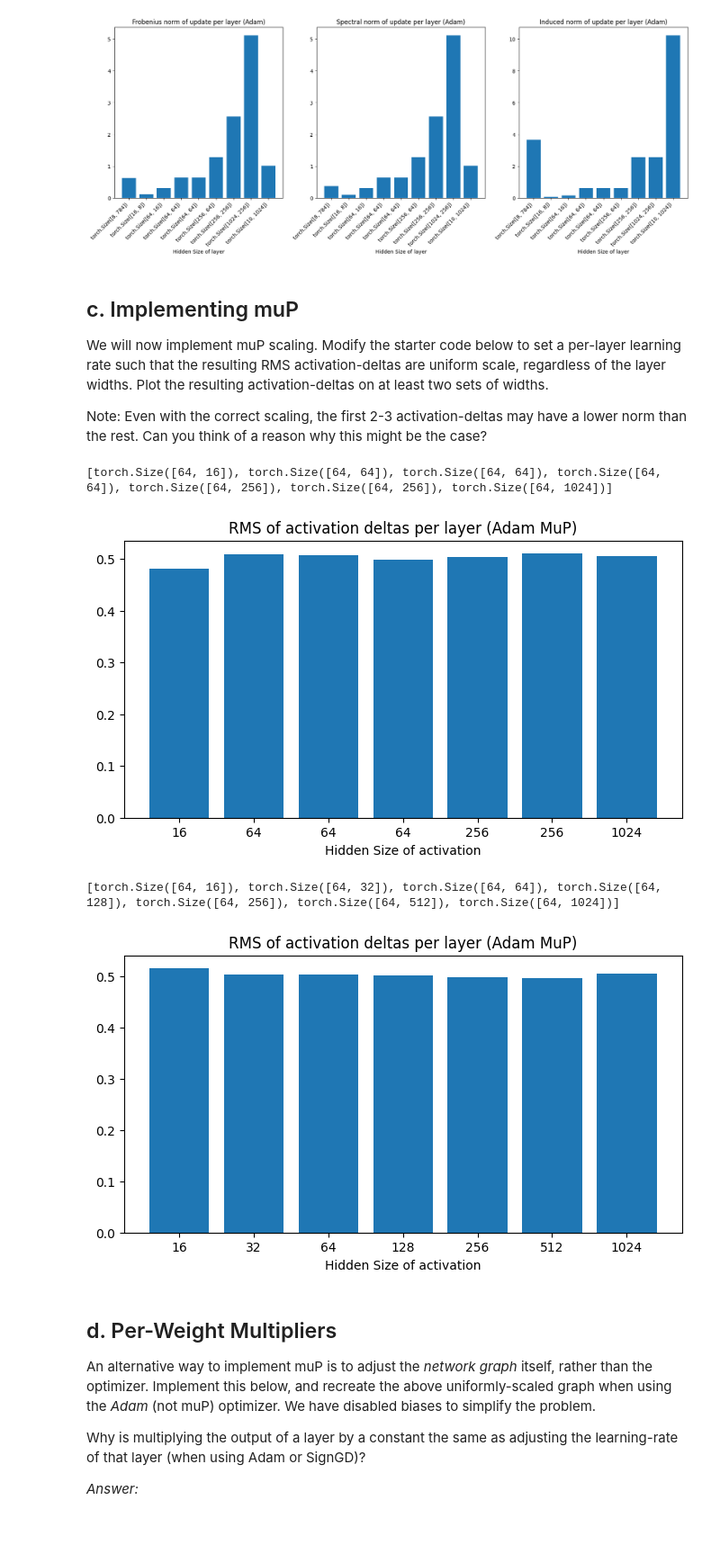
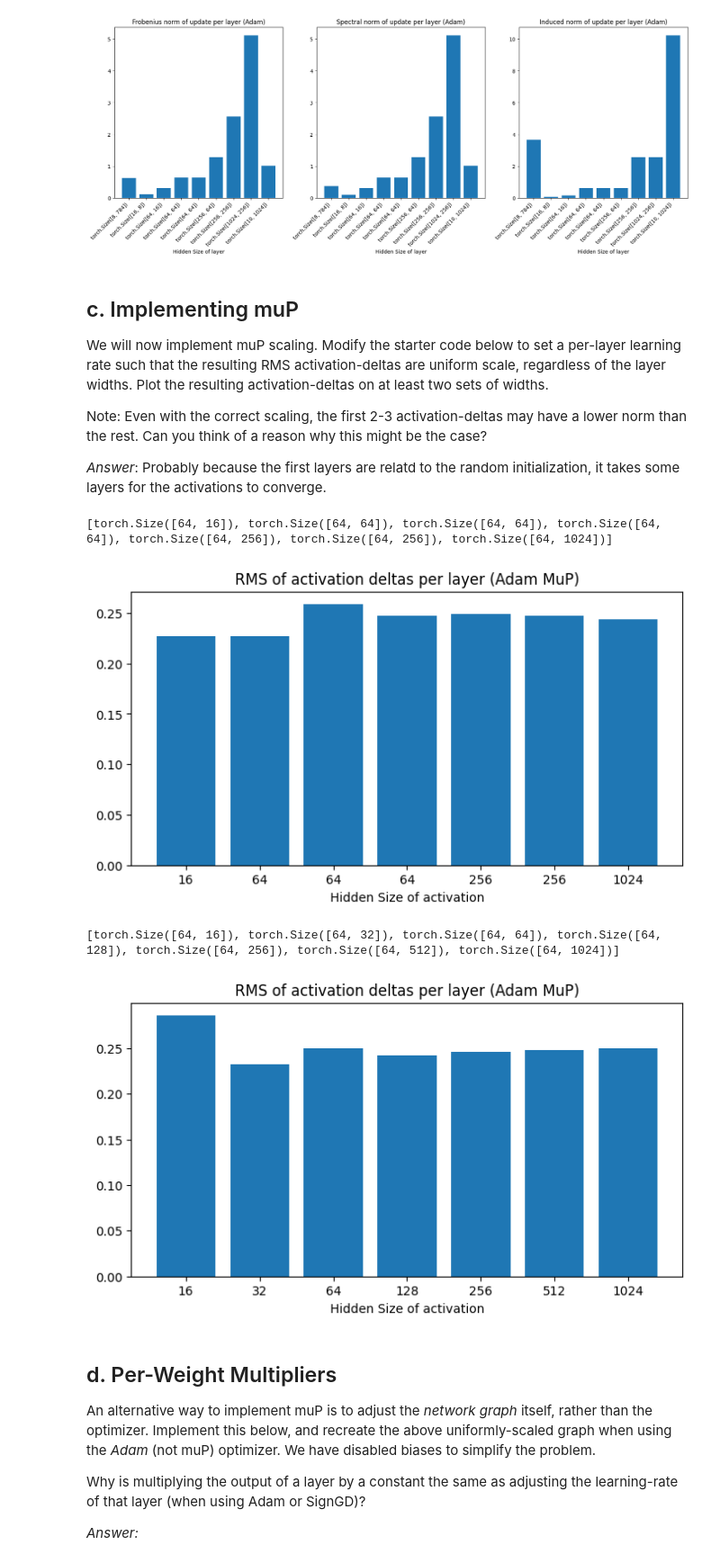
Before and after one commit to StreamSong/SegLab4OfNJU, a Jupyter notebook: hw03/code/q_mup_coding.ipynb, the cells around one changed output. Shown at 90% size. Cells and saved outputs as stored; diff of their text form; code cells hidden in the pictures; blank space fills up the shorter version.

```diff
--- a/hw03/code/q_mup_coding.ipynb
+++ b/hw03/code/q_mup_coding.ipynb
@@ -261,6 +261,8 @@ train_one_step_matrices(optimizer=SimpleAdam)
 We will now implement muP scaling. Modify the starter code below to set a per-layer learning rate such that the resulting RMS activation-deltas are uniform scale, regardless of the layer widths. Plot the resulting activation-deltas on at least two sets of widths.
 
 Note: Even with the correct scaling, the first 2-3 activation-deltas may have a lower norm than the rest. Can you think of a reason why this might be the case?
+
+*Answer*: Probably because the first layers are relatd to the random initialization, it takes some layers for the activations to converge.
 # %%
 from torch.optim.optimizer import Optimizer
 from typing import Any
@@ -294,45 +296,45 @@ class SimpleAdamMuP(Optimizer):
                 v.lerp_(grad**2, 1-group["b2"])
 
                 m_hat = m / (1 - group["b1"]**state['step'])
                 v_hat = v / (1 - group["b2"]**state['step'])
                 u = m_hat / (torch.sqrt(v_hat) + 1e-16)
 
                 # print("u_shape", u.shape)
                 # print("p_shape", p.shape)
 
                 ############################
                 ### Todo: Adjust the per-layer learning rate scaling factor so per-layer RMS activation deltas are constant.
                 ### Hint for part e: The following tricks will help you retain performance when using muP scaling.
                 ###  - Treat biases as a hidden layer with size (d_out, 1). You will need to use a fudge-factor of around 0.01 -- we want to keep the change in bias terms low.
                 ###  - For the input layer, a fudge factor of 10 appears to help.
                 ###  - For the output layer, we find it is best to ignore the muP scaling, and instead use a fixed learning rate (e.g. 0.003).
                 ############################
                 lr = group['lr']
+                if len(u.shape) == 2:
+                  if u.shape[1] == 784:
+                    lr *= 10 # fudge factor 10 for input layer
+                  elif u.shape[1] == 1024:
+                    lr *= 0.003 # fudge factor 0.003 for output layer
+                  else: lr /= u.shape[1] # divided by din
+                else:
+                  lr *= 0.01 # fudge factor 0.01 for bias
+
                 # if len(u.shape) == 2:
-                #   if u.shape[1] == 784:
-                #     lr *= 10 # fudge factor 10 for input layer
-                #   elif u.shape[1] == 1024:
-                #     lr *= 0.003 # fudge factor 0.003 for output layer
-                #   else: lr /= u.shape[1] # divided by din
-                # else:
-                #   lr *= 0.01 # fudge factor 0.01 for bias
-
-                if len(u.shape) == 2:
-                  lr /= u.shape[1] # divided by din
+                #   lr /= u.shape[1] # divided by din
                 # else:
                 #   lr *= 0.01 # fudge factor 0.01 for bias
                 ############################
                 ############################
 
                 p.add_(u, alpha=-lr)
         return None
 train_one_step(optimizer=SimpleAdamMuP, lr=2, label="Adam MuP", hiddens=[8, 16, 64, 64, 64, 256, 256, 1024])
 train_one_step(optimizer=SimpleAdamMuP, lr=2, label="Adam MuP", hiddens=[8, 16, 32, 64, 128, 256, 512, 1024])
 # %% [output]
 [torch.Size([64, 16]), torch.Size([64, 64]), torch.Size([64, 64]), torch.Size([64, 64]), torch.Size([64, 256]), torch.Size([64, 256]), torch.Size([64, 1024])]
-[figure, old version]
+[figure, new version]
 [torch.Size([64, 16]), torch.Size([64, 32]), torch.Size([64, 64]), torch.Size([64, 128]), torch.Size([64, 256]), torch.Size([64, 512]), torch.Size([64, 1024])]
-[figure, old version]
+[figure, new version]
 # %% [markdown]
 ## d. Per-Weight Multipliers
 
```
